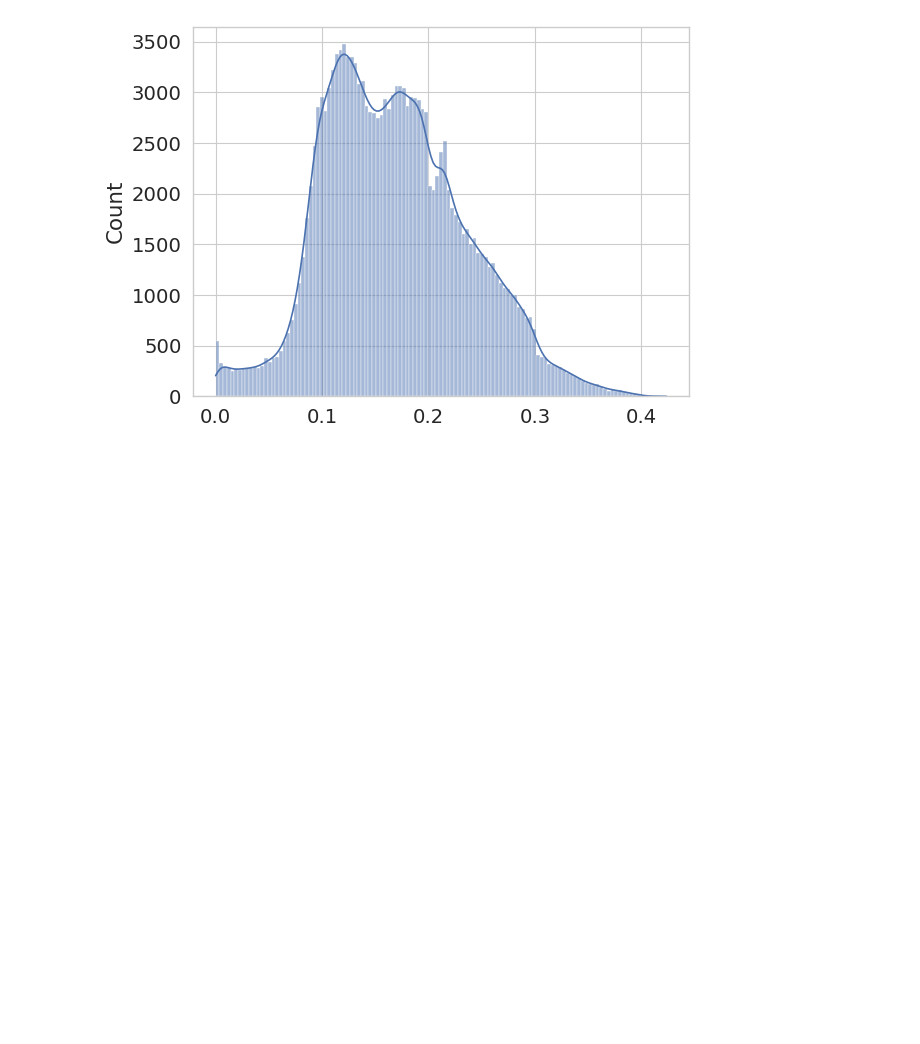
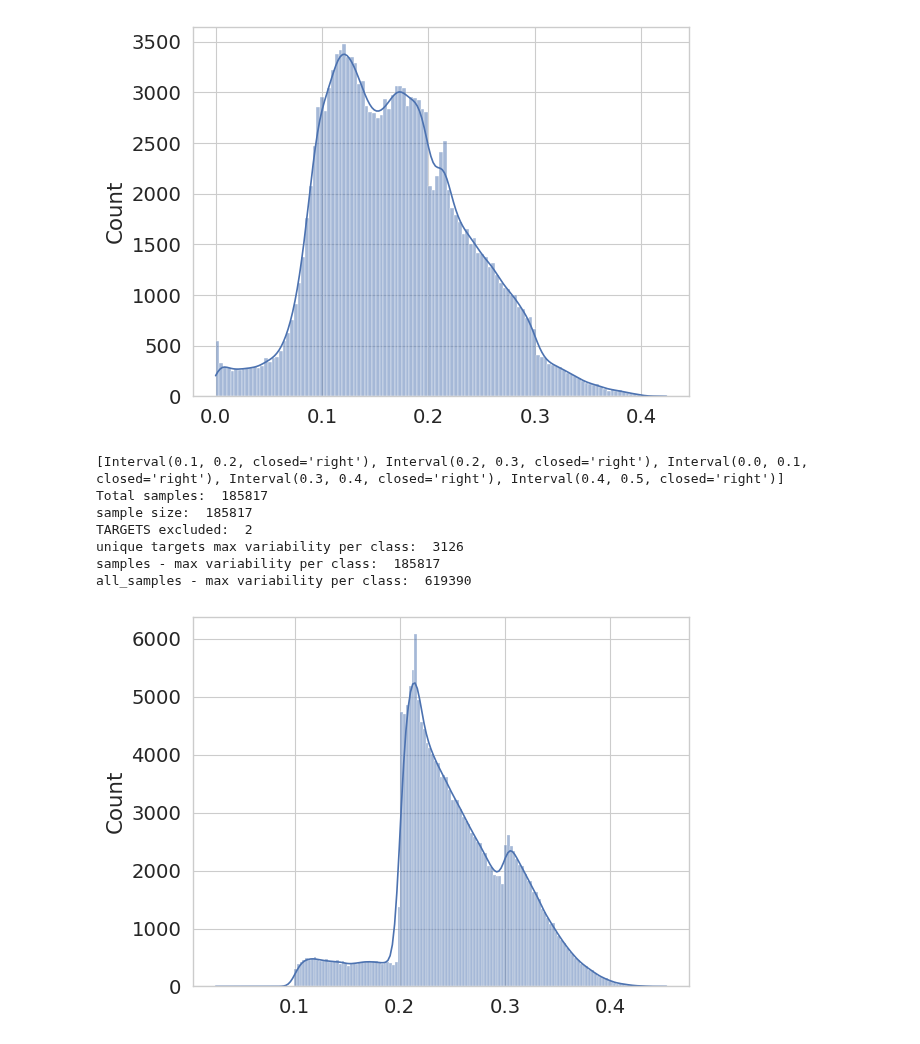
Before and after one commit to jr4fs/vl-pretraining, a Jupyter notebook: src/dataset_selection/sampling/stratified_beta_sampling.ipynb, the cells around one changed output. Drawn from its saved outputs; the diff is of its cells as text; code cells hidden in the pictures; blank space fills up the shorter version.

Commit message:
stratified beta

```diff
--- a/src/dataset_selection/sampling/stratified_beta_sampling.ipynb
+++ b/src/dataset_selection/sampling/stratified_beta_sampling.ipynb
@@ -137,0 +231,19 @@ all_samples - max variability per class:  619390
+# %%
+
+sampling_dataset = 'multilabel_full'
+sampling_model = 'LXR111'
+
+
+base_path = '../../../snap/vqa/lxr111_multilabel_full_run_3/'
+df = pd.read_pickle(base_path+"datamap_metrics.pkl")
+
+stratified_beta_multilabel_budget(df, 8, 2, sampling_model, 30, dataset=sampling_dataset)
+# %% [output]
+[Interval(0.1, 0.2, closed='right'), Interval(0.2, 0.3, closed='right'), Interval(0.0, 0.1, closed='right'), Interval(0.3, 0.4, closed='right'), Interval(0.4, 0.5, closed='right')]
+Total samples:  185817
+sample size:  185817
+TARGETS excluded:  2
+unique targets max variability per class:  3126
+samples - max variability per class:  185817
+all_samples - max variability per class:  619390
+[figure, added]
```
Also changed, not shown: parts of 1 cell of this notebook.
